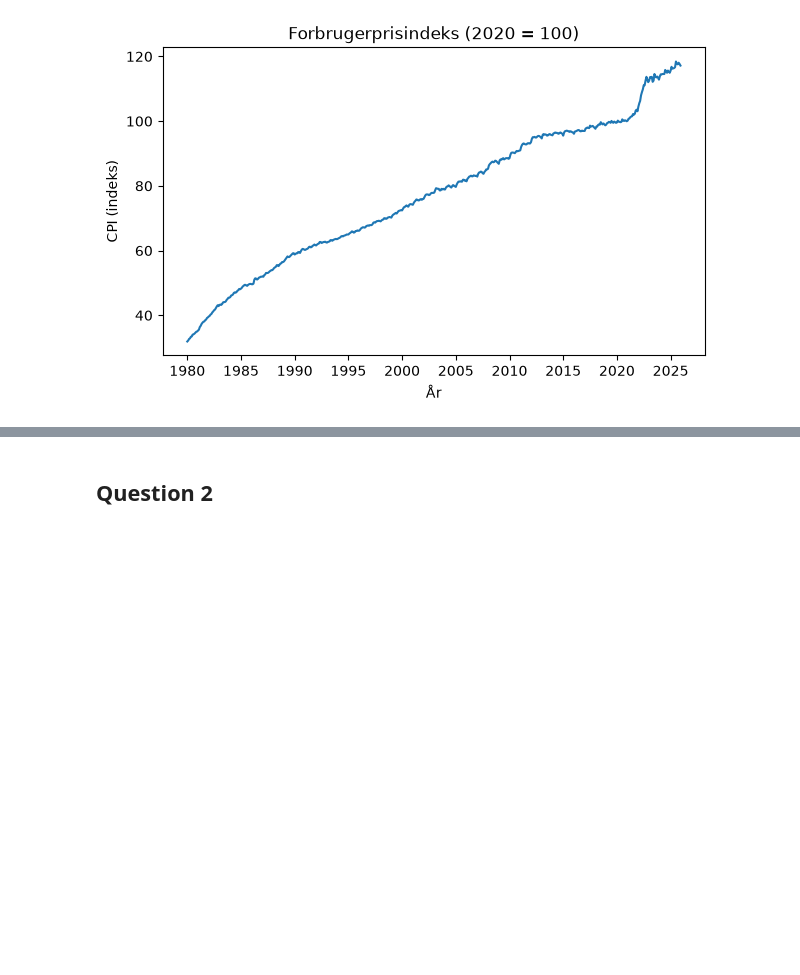
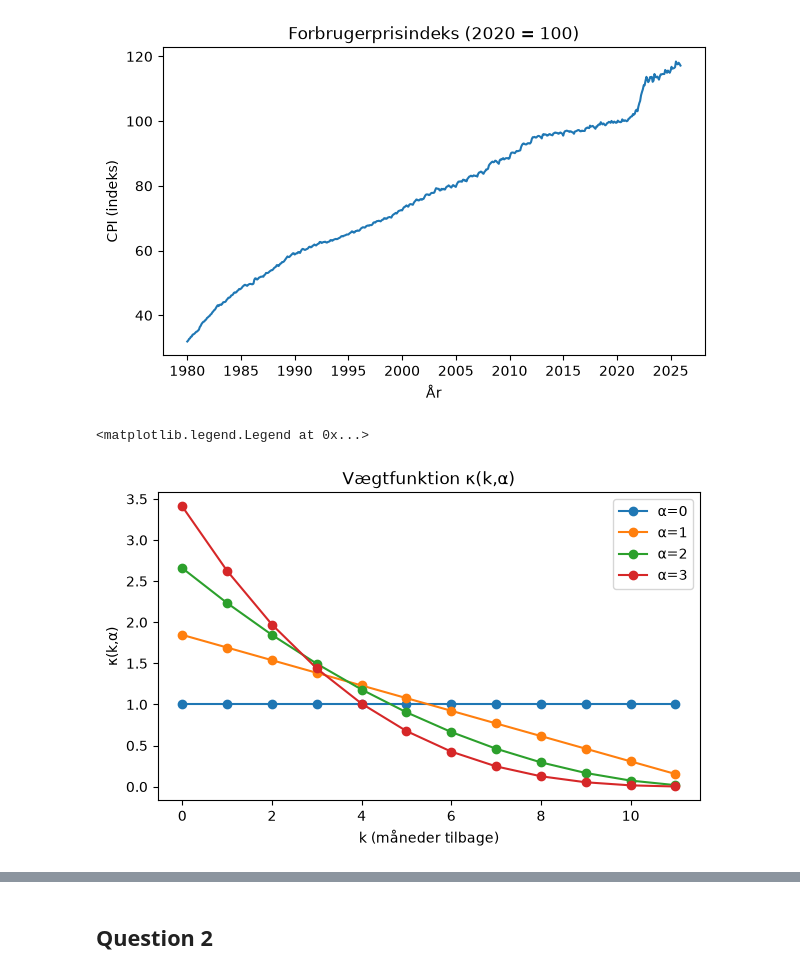
Before and after one commit to NumEconCopenhagen/projects-2025-jvb, a Jupyter notebook: 01_dataproject/dataproject.ipynb, the cells around one changed output, grey strips where cells are left out. Cells and saved outputs as stored; diff of their text form; code cells hidden in the pictures; blank space fills up the shorter version.

```diff
--- a/01_dataproject/dataproject.ipynb
+++ b/01_dataproject/dataproject.ipynb
@@ -146,3 +150,19 @@ ax.set_ylabel('CPI (indeks)')
 # %% [output]
 Text(0, 0.5, 'CPI (indeks)')
 [figure]
+# %%
+k_vals = np.arange(12)
+
+fig = plt.figure(figsize=(7,4))
+ax = fig.add_subplot(111)
+
+for alpha in [0,1,2,3]:
+    ax.plot(k_vals, dataproject.kappa(k_vals, alpha), marker='o', label=f'α={alpha}')
+
+ax.set_title('Vægtfunktion κ(k,α)')
+ax.set_xlabel('k (måneder tilbage)')
+ax.set_ylabel('κ(k,α)')
+ax.legend()
+# %% [output]
+<matplotlib.legend.Legend at 0x...>
+[figure, added]
```
Also changed, not shown: parts of 10 cells of this notebook, 1 other file.
